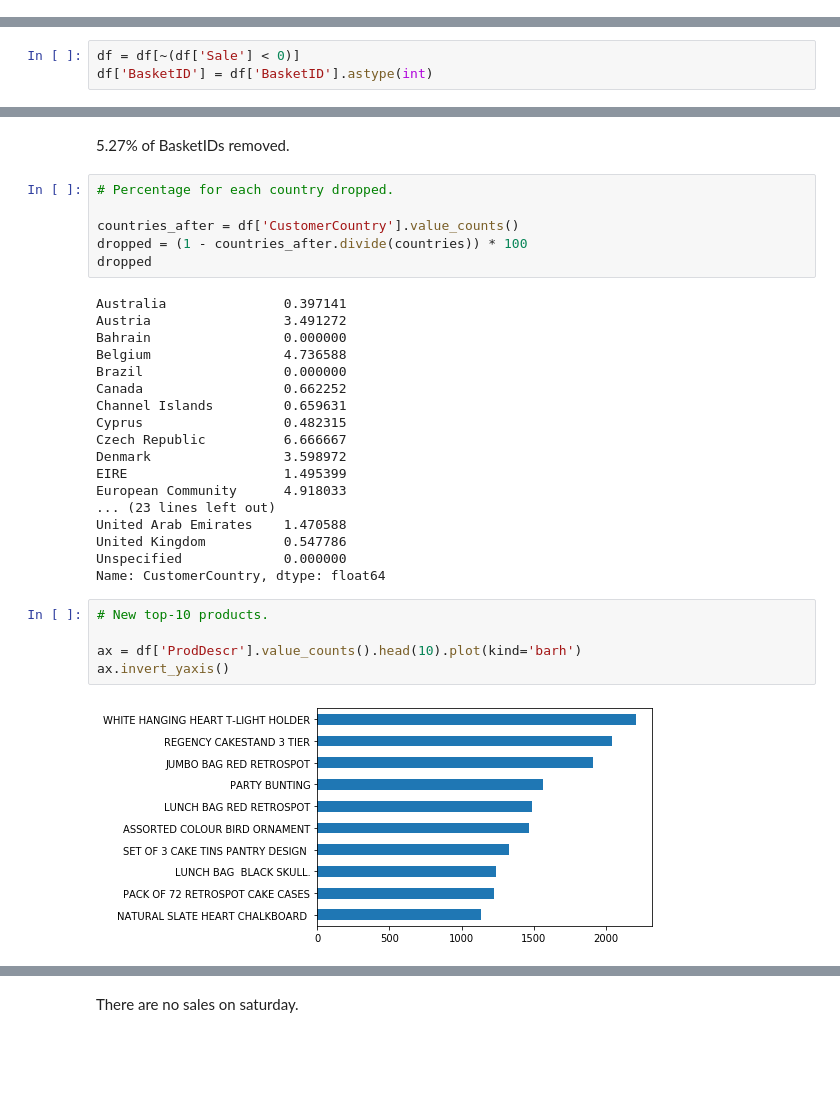
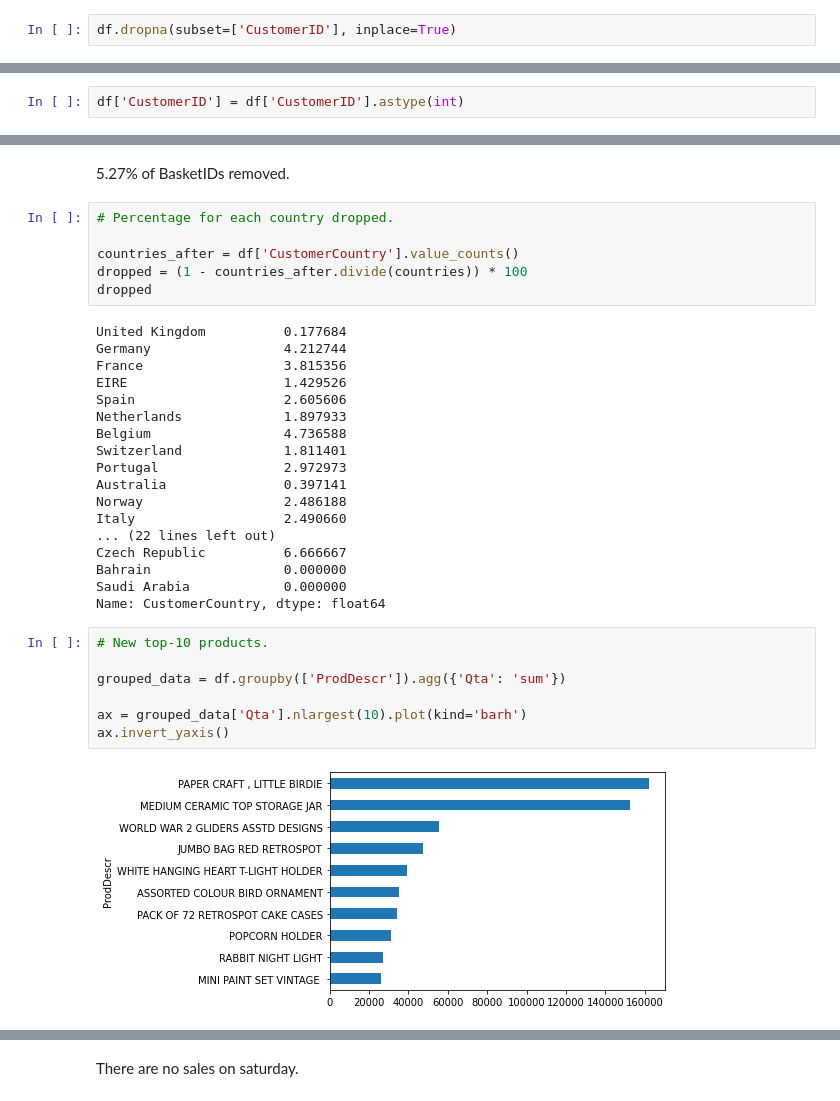
Before and after one commit to michelezoncheddu/data-mining-project, a Jupyter notebook: 1_Data_preparation.ipynb, the cells around one changed output, grey strips where cells are left out. Saved outputs shown, nothing was run; the diff lists cells and outputs as text; blank space fills up the shorter version.

```diff
--- a/1_Data_preparation.ipynb
+++ b/1_Data_preparation.ipynb
@@ -94,0 +98,2 @@ The order's entries have been modified in-place, so...
+# %%
+df.dropna(subset=['CustomerID'], inplace=True)
@@ -95,3 +104,5 @@ The order's entries have been modified in-place, so...
+# %%
+df['CustomerID'] = df['CustomerID'].astype(int)
 # %%
 # Customers' nationalities.
 
@@ -160,6 +177,3 @@ Remove the aborted transactions.
-# %%
-df = df[~(df['Sale'] < 0)]
-df['BasketID'] = df['BasketID'].astype(int)
 # %% [markdown]
 Then we remove the rows with bad ProdDescr and ProdID.
 # %%
@@ -194,30 +208,32 @@ countries_after = df['CustomerCountry'].value_counts()
 dropped = (1 - countries_after.divide(countries)) * 100
 dropped
 # %% [output]
+United Kingdom          0.177684
+Germany                 4.212744
+France                  3.815356
+EIRE                    1.429526
+Spain                   2.605606
+Netherlands             1.897933
+Belgium                 4.736588
+Switzerland             1.811401
+Portugal                2.972973
 Australia               0.397141
-Austria                 3.491272
+Norway                  2.486188
+Italy                   2.490660
+... (22 lines left out)
+Czech Republic          6.666667
 Bahrain                 0.000000
-Belgium                 4.736588
-Brazil                  0.000000
-Canada                  0.662252
-Channel Islands         0.659631
-Cyprus                  0.482315
-Czech Republic          6.666667
-Denmark                 3.598972
-EIRE                    1.495399
-European Community      4.918033
-... (23 lines left out)
-United Arab Emirates    1.470588
-United Kingdom          0.547786
-Unspecified             0.000000
+Saudi Arabia            0.000000
 Name: CustomerCountry, dtype: float64
 # %%
 # New top-10 products.
 
-ax = df['ProdDescr'].value_counts().head(10).plot(kind='barh')
+grouped_data = df.groupby(['ProdDescr']).agg({'Qta': 'sum'})
+
+ax = grouped_data['Qta'].nlargest(10).plot(kind='barh')
 ax.invert_yaxis()
 # %% [output]
-[figure, old version]
+[figure, new version]
 # %%
 df.describe()
 # %% [output]
```
Also changed, not shown: parts of 30 cells of this notebook, 1 other file.
